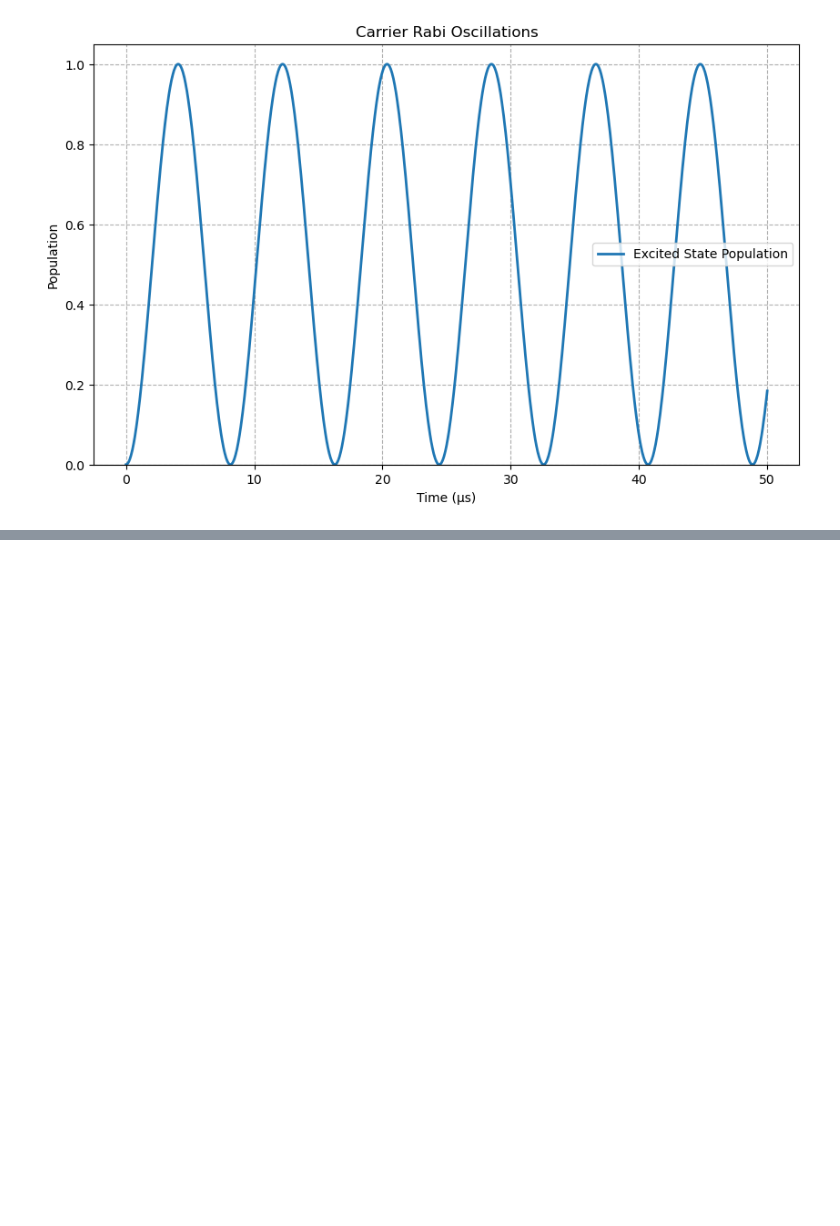
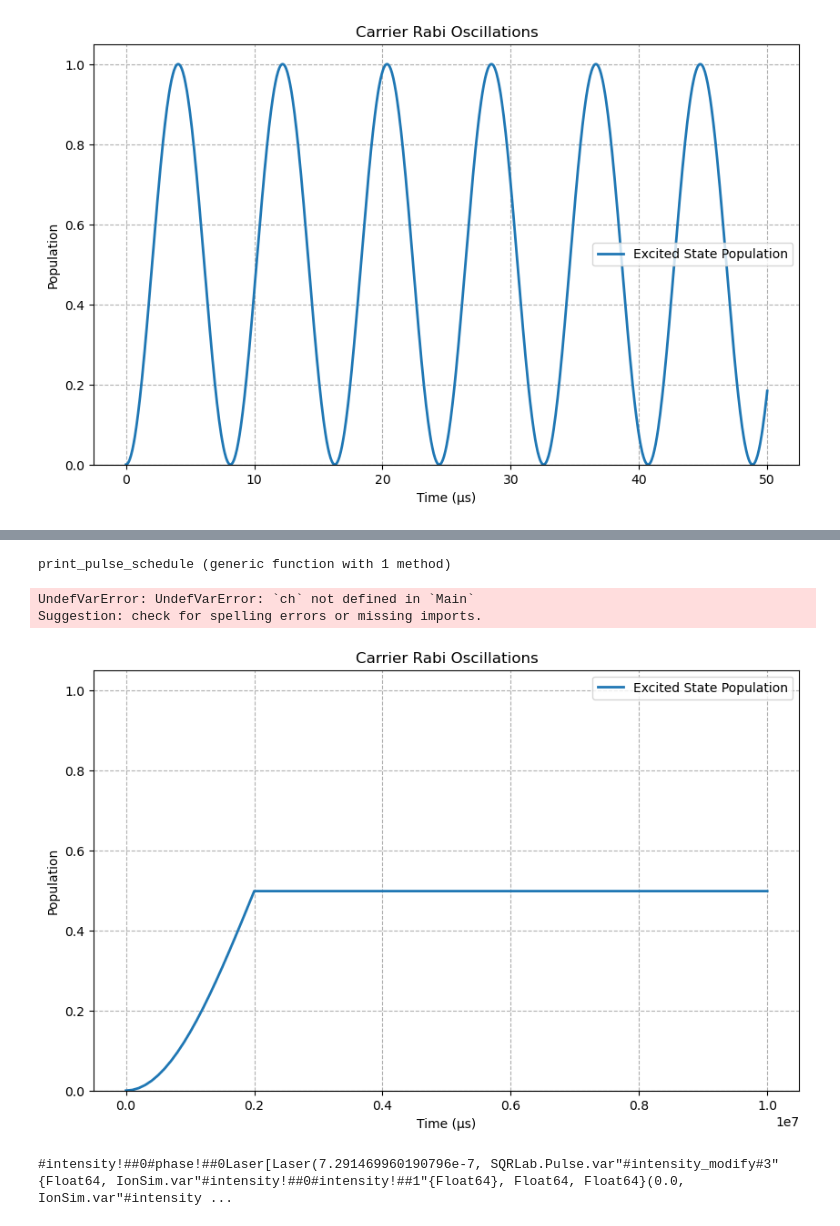
Before and after one commit to park2003/TestSQRLab, a Jupyter notebook: test.ipynb, the cells around one changed output, grey strips where cells are left out. Saved outputs shown, nothing was run; the diff lists cells and outputs as text; code cells hidden in the pictures; blank space fills up the shorter version.

```diff
--- a/test.ipynb
+++ b/test.ipynb
@@ -114,0 +186,55 @@ display(gcf())
+# %%
+using Printf
+function print_pulse_schedule(chamber; t_start=0.0, t_end=30.0, step=0.1)
+        L = chamber.lasers[1]
+        I_func = L.I
+        phi_func = L.ϕ
+
+        println("\n--- Laser Pulse Schedule ---")
+        println("Time (μs) | Intensity (W/m²)     | Phase (rad)")
+        println("----------------------------------------------")
+
+        # We assume 't' is in microseconds because hamiltonian(timescale=1e-6) is used
+        for t in t_start:step:t_end
+            i_val = I_func(t)
+            p_val = phi_func(t)
+
+            # Only print lines where the laser is ON to keep output clean
+            if i_val > 1e-9
+                # Format: Time aligned right, Intensity scientific, Phase fixed
+                Printf = @eval using Printf
+                @Printf.printf "%9.2f | %18.2e | %5.2f\n" t i_val p_val
+            end
+        end
+        println("----------------------------------------------\n")
+    end
+# %% [output]
+print_pulse_schedule (generic function with 1 method)
+# %%
+print_pulse_schedule(ch)
+# %% [output]
+UndefVarError: UndefVarError: `ch` not defined in `Main`
+Suggestion: check for spelling errors or missing imports.
+# %%
+ch = create_standard_chamber()
+intensity!(ch.lasers[1], 0.0)
+phase!(ch.lasers[1], 2*pi)
+ham = pi2_pulse(ch, apply_time = 0.0, pitime = 4e-6, phase_shift= false)
+print(ch.lasers)
+
+tspan = 0:0.1:10
+tout1, excited_pop = run_simulation_hamiltonian(ch, ham, tspan)
+
+# Create the plot using PyPlot
+figure(figsize=(10, 6))
+plot(tout1.* 1e6, real.(excited_pop), label="Excited State Population", color="C0", linewidth=2)
+xlabel("Time (μs)")
+ylabel("Population")
+title("Carrier Rabi Oscillations")
+ylim(0, 1.05)
+grid(true, linestyle="--")
+legend()
+display(gcf())
+# %% [output]
+[figure, added]
+#intensity!##0#phase!##0Laser[Laser(7.291469960190796e-7, SQRLab.Pulse.var"#intensity_modify#3"{Float64, IonSim.var"#intensity!##0#intensity!##1"{Float64}, Float64, Float64}(0.0, IonSim.var"#intensity ...
```
Also changed, not shown: parts of 16 cells of this notebook.
